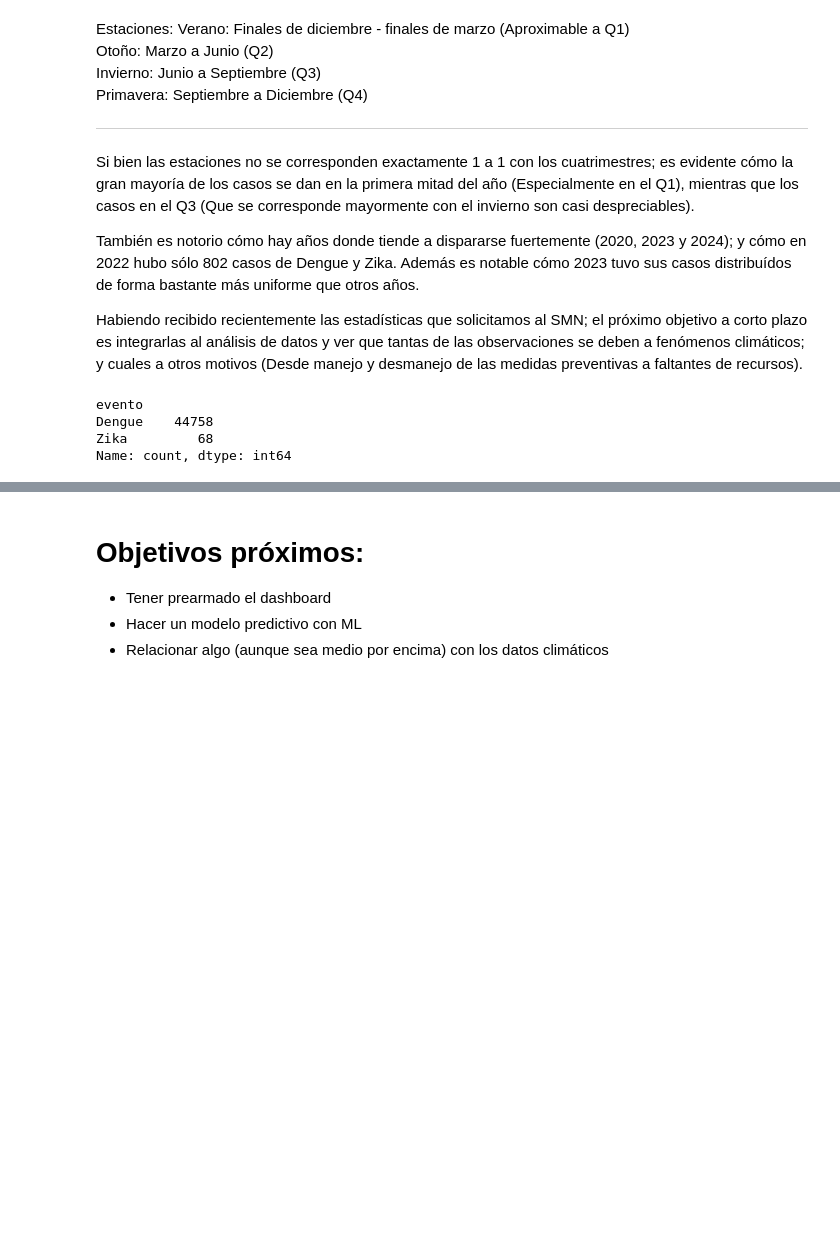
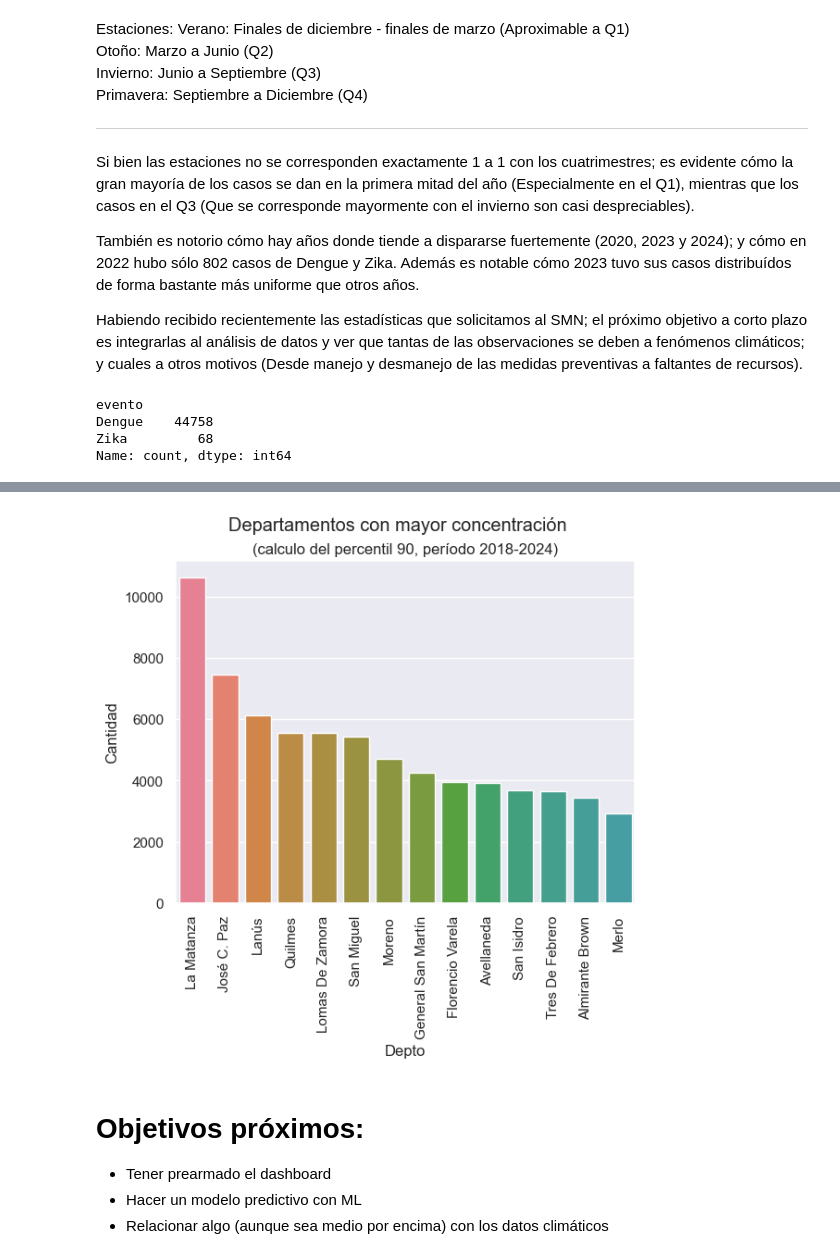
Before and after one commit to Valnir17/Dengue-y-Zika-Argentina, a Jupyter notebook: Manipulación de Tablas.ipynb, the cells around one changed output, grey strips where cells are left out. Saved outputs shown, nothing was run; the diff lists cells and outputs as text; code cells hidden in the pictures; blank space fills up the shorter version.

Commit message:
grafico por departamento

```diff
--- a/Manipulación de Tablas.ipynb
+++ b/Manipulación de Tablas.ipynb
@@ -783,3 +784,20 @@ plt.show()
+# %%
+
+df_Buenos_aires = TablaCompleta[TablaCompleta['prov'] == 'Buenos Aires']
+df_Buenos_aires['cantidad'] = df_Buenos_aires['cantidad'].astype(int)
+df_depto_BsAs = df_Buenos_aires.groupby('depto')['cantidad'].sum().sort_values(ascending=False)
+df_depto_BsAs_percentile90 = np.percentile(df_depto_BsAs, 90)
+df_depto_BsAs_max = df_depto_BsAs[df_depto_BsAs >= df_depto_BsAs_percentile90]
+# %%
+sns.barplot(df_depto_BsAs_max, palette=paleta)
+plt.xlabel('Depto')
+plt.ylabel('Cantidad')
+plt.suptitle('Departamentos con mayor concentración')
+plt.title('(calculo del percentil 90, período 2018-2024)')
+plt.xticks(rotation=90)
+plt.show()
+# %% [output]
+[figure, added]
 # %% [markdown]
 # Objetivos próximos:
 
```
Also changed, not shown: parts of 1 cell of this notebook, 1 other file.
